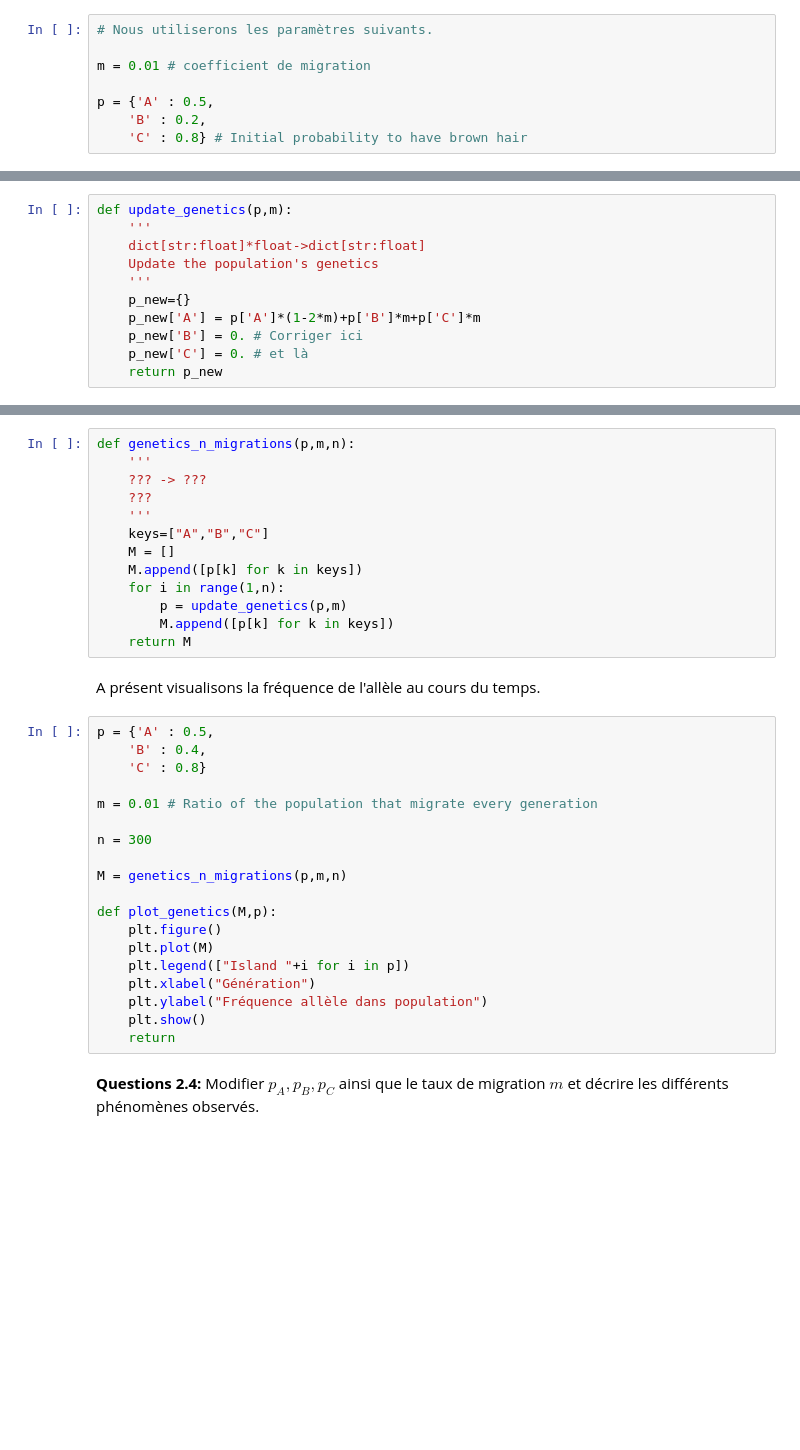
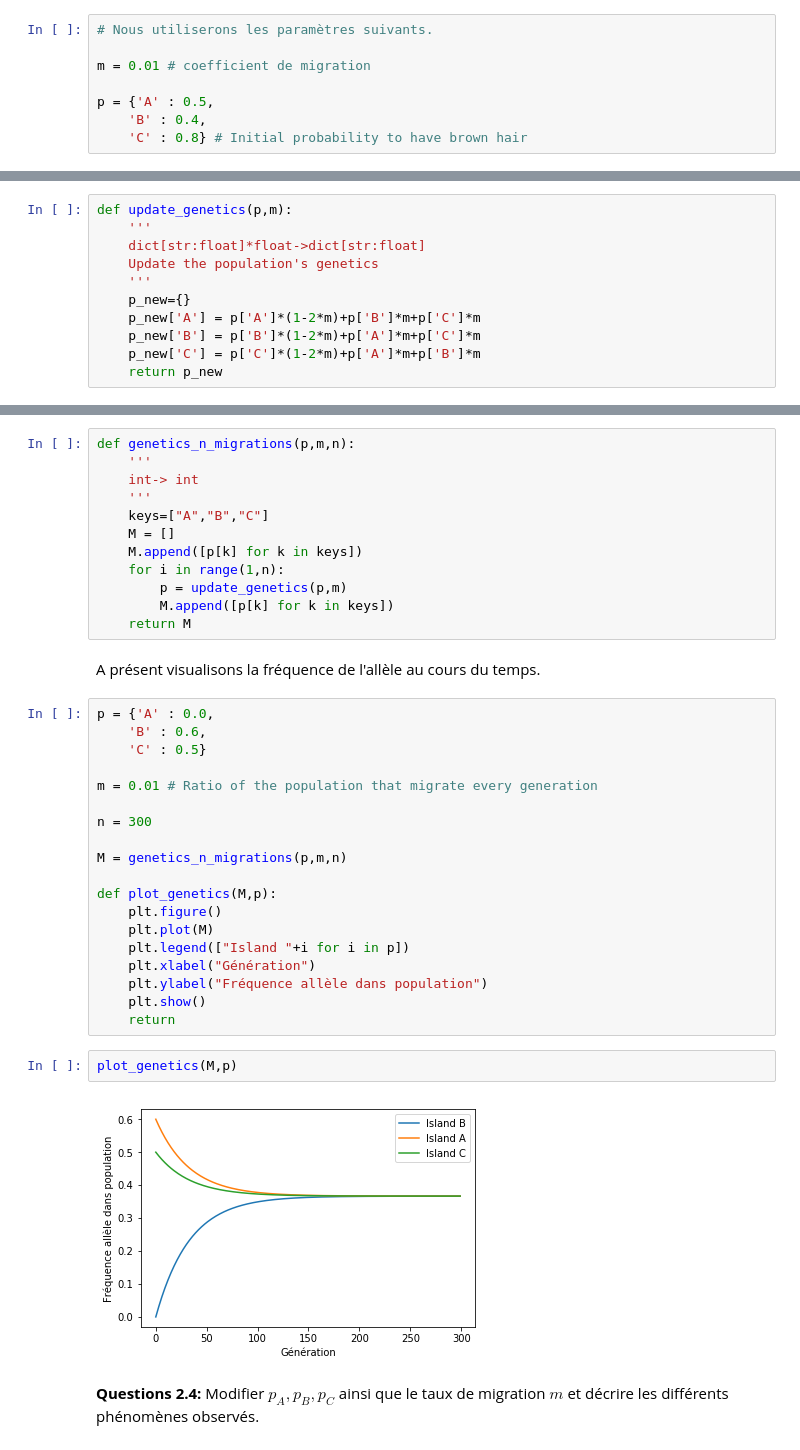
Before and after one commit to mangchdj/ARE-dynamic-2019, a Jupyter notebook: Sujet_Dynamique_Population_Etud.ipynb, the cells around one changed output, grey strips where cells are left out. Saved outputs shown, nothing was run; the diff lists cells and outputs as text; blank space fills up the shorter version.

```diff
--- a/Sujet_Dynamique_Population_Etud.ipynb
+++ b/Sujet_Dynamique_Population_Etud.ipynb
@@ -178,7 +183,7 @@ et donc $p_{A,n+1} = p_{A,n}(1 - 2m) + p_{B,n}m + p_{C,n}m$.
 m = 0.01 # coefficient de migration
 
 p = {'A' : 0.5,
-    'B' : 0.2,
+    'B' : 0.4,
     'C' : 0.8} # Initial probability to have brown hair
 # %% [markdown]
 **Question 2.2 :** Corriger la fonction *update_genetics* ci-dessous qui prend en entrée un dictionaire $p$ (représentant la proportion d'individus ayant les cheveux bruns dans chacune des trois îles à un instant donné), une fraction de migration $m$ et retourne la proportion d'individus ayant les cheveux bruns dans chacune des trois îles à l'instant suivant sous la forme d'un dictionaire.
@@ -190,16 +195,15 @@ def update_genetics(p,m):
     '''
     p_new={}
     p_new['A'] = p['A']*(1-2*m)+p['B']*m+p['C']*m
-    p_new['B'] = 0. # Corriger ici
-    p_new['C'] = 0. # et là
+    p_new['B'] = p['B']*(1-2*m)+p['A']*m+p['C']*m
+    p_new['C'] = p['C']*(1-2*m)+p['A']*m+p['B']*m
     return p_new
 # %% [markdown]
 **Question 2.3 :** Compléter la signature et la description de la fonction *genetics_n_migrations* suivante.
 # %%
 def genetics_n_migrations(p,m,n):
     '''
-    ??? -> ???
-    ???
+    int-> int
     '''
     keys=["A","B","C"]
     M = []
@@ -211,9 +215,9 @@ def genetics_n_migrations(p,m,n):
 # %% [markdown]
 A présent visualisons la fréquence de l'allèle au cours du temps.
 # %%
-p = {'A' : 0.5,
-    'B' : 0.4,
-    'C' : 0.8}
+p = {'A' : 0.0,
+    'B' : 0.6,
+    'C' : 0.5}
 
 m = 0.01 # Ratio of the population that migrate every generation
 
@@ -229,5 +233,9 @@ def plot_genetics(M,p):
     plt.ylabel("Fréquence allèle dans population")
     plt.show()
     return
+# %%
+plot_genetics(M,p)
+# %% [output]
+[figure, added]
 # %% [markdown]
 **Questions 2.4:** Modifier $p_A,p_B,p_C$ ainsi que le taux de migration $m$ et décrire les différents phénomènes observés.
```
Also changed, not shown: parts of 16 cells of this notebook.
